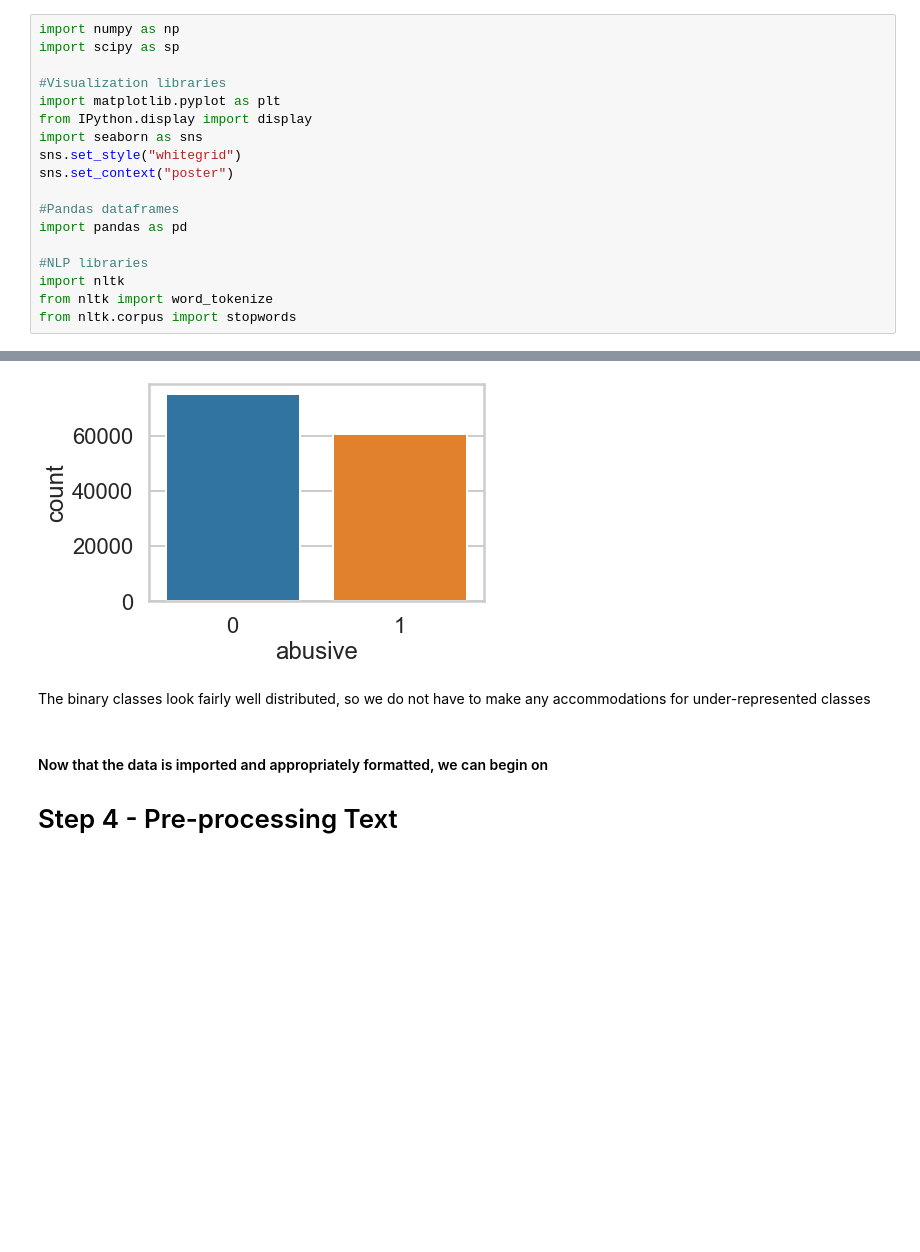
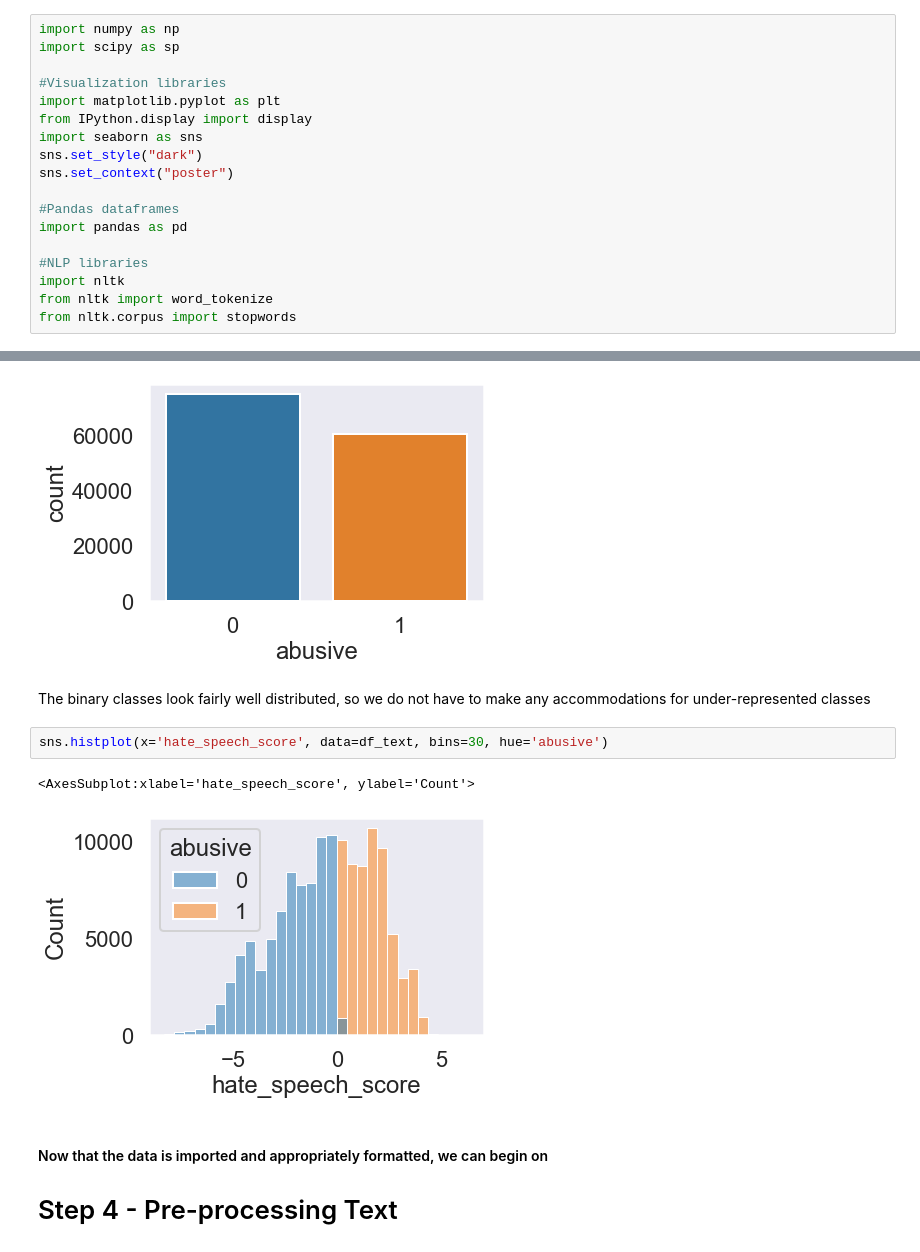
Before and after one commit to dpowell022/Abusive-Language-Detection, a Jupyter notebook: Capstone_Detect_HateSpeech.ipynb, the cells around one changed output, grey strips where cells are left out. Drawn from its saved outputs; the diff is of its cells as text; blank space fills up the shorter version.

```diff
--- a/Capstone_Detect_HateSpeech.ipynb
+++ b/Capstone_Detect_HateSpeech.ipynb
@@ -20,7 +20,7 @@ import scipy as sp
 import matplotlib.pyplot as plt
 from IPython.display import display
 import seaborn as sns
-sns.set_style("whitegrid")
+sns.set_style("dark")
 sns.set_context("poster")
 
 #Pandas dataframes
@@ -128,8 +128,13 @@ sns.countplot(x='abusive', data=df_text)
 # %% [output]
 <AxesSubplot:xlabel='abusive', ylabel='count'>
 [figure]
-# %% [markdown]
-The binary classes look fairly well distributed, so we do not have to make any accommodations for under-represented classes
+# %% [markdown]
+The binary classes look fairly well distributed, so we do not have to make any accommodations for under-represented classes
+# %%
+sns.histplot(x='hate_speech_score', data=df_text, bins=30, hue='abusive')
+# %% [output]
+<AxesSubplot:xlabel='hate_speech_score', ylabel='Count'>
+[figure, added]
 # %% [markdown]
 #### Now that the data is imported and appropriately formatted, we can begin on
 # Step 4 - Pre-processing Text
```
Also changed, not shown: parts of 33 cells of this notebook, 4 other files.
